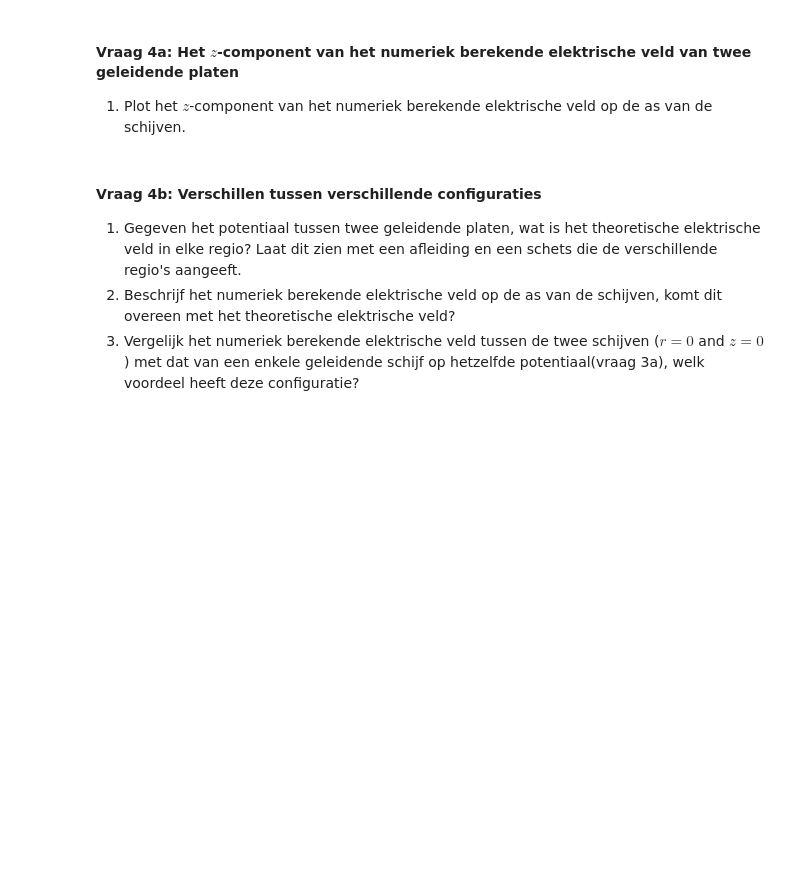
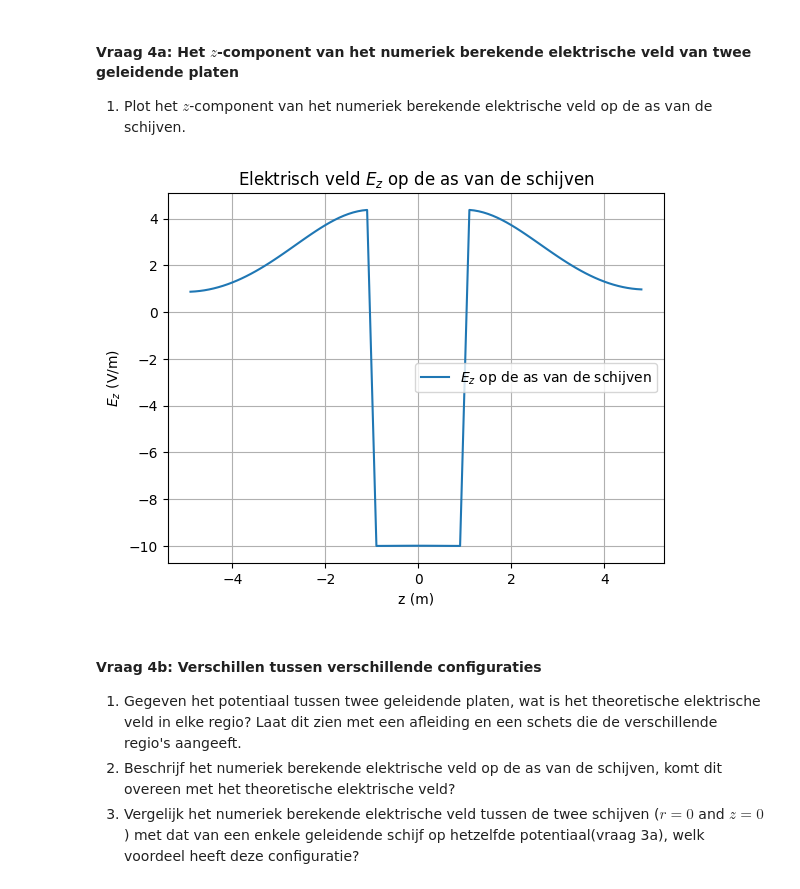
Before and after one commit to tdenooijer26/DEF-T-opdrachten, a Jupyter notebook: DigitaleOntwerpopdrachten/1CondensatorOpdracht/CondensatorOntwerpopdracht.ipynb, the cells around one changed output. Cells and saved outputs as stored; diff of their text form; code cells hidden in the pictures; blank space fills up the shorter version.

```diff
--- a/DigitaleOntwerpopdrachten/1CondensatorOpdracht/CondensatorOntwerpopdracht.ipynb
+++ b/DigitaleOntwerpopdrachten/1CondensatorOpdracht/CondensatorOntwerpopdracht.ipynb
@@ -465,7 +546,20 @@ plot_results_disk(Ez, Er, normE, V, r, z, grid_step, disk_radius, z_pos_disk1, z
 # %%
 ###
 ###your code here###
+idx_axis = 0
+Ez_axis = Ez[:, idx_axis]  # Elektrisch veld op de as van de schijven
+
+plt.figure()
+plt.plot(z_for_E, Ez_axis, label=r"$E_z$ op de as van de schijven")
+plt.title('Elektrisch veld $E_z$ op de as van de schijven')
+plt.xlabel('z (m)')
+plt.ylabel(r'$E_z$ (V/m)')
+plt.legend()
+plt.grid(True)
+plt.show()
 ###
+# %% [output]
+[figure, added]
 # %% [markdown]
 #### Vraag 4b: Verschillen tussen verschillende configuraties
 
```
Also changed, not shown: parts of 13 cells of this notebook, 2 other files.
